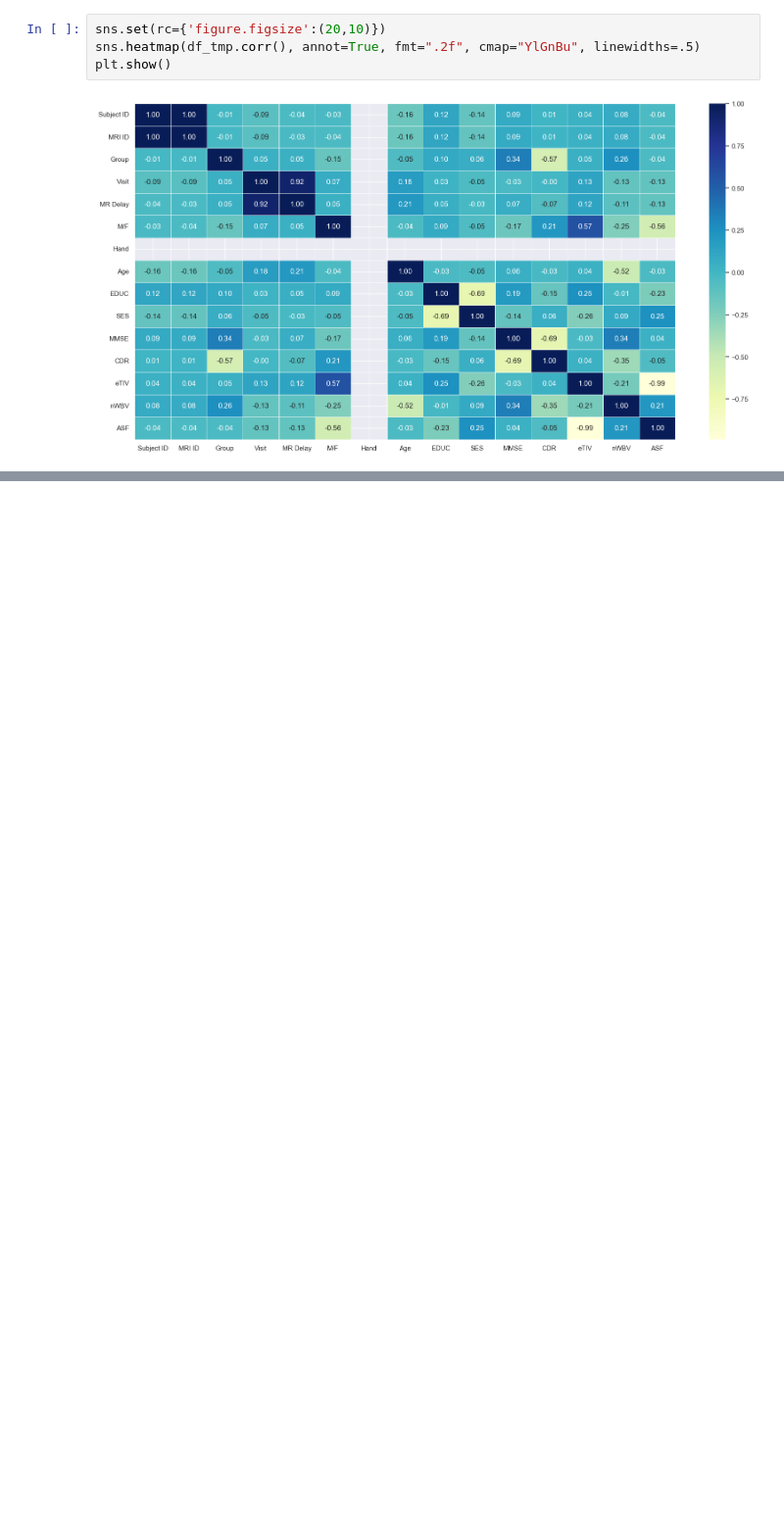
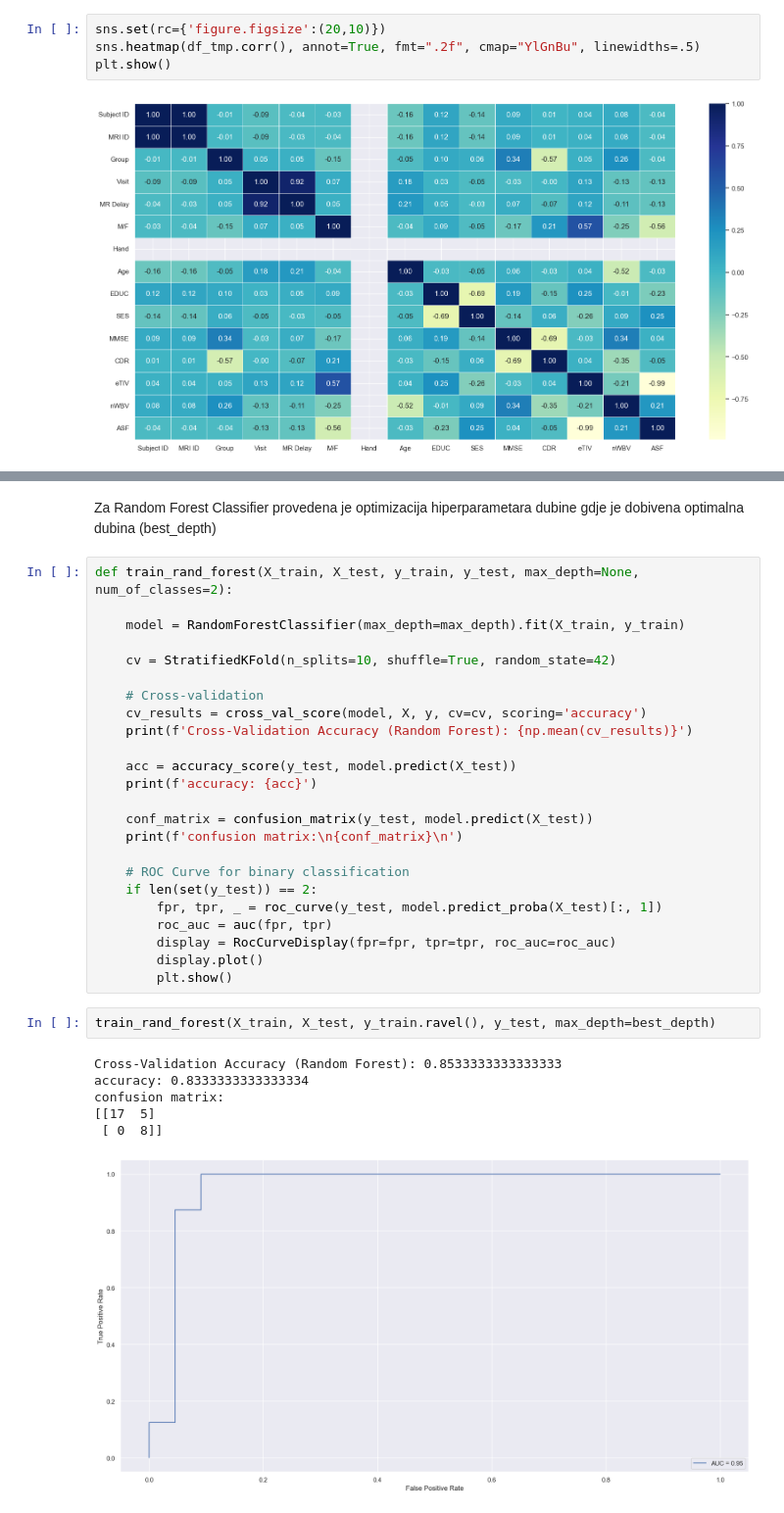
Before and after one commit to mb1504/uzop_project, a Jupyter notebook: PROJEKT_UZOP.ipynb, the cells around one changed output, grey strips where cells are left out. Shown at 98% size. Cells and saved outputs as stored; diff of their text form; blank space fills up the shorter version.

Commit message:
Results replication

```diff
--- a/PROJEKT_UZOP.ipynb
+++ b/PROJEKT_UZOP.ipynb
@@ -343,0 +424,35 @@ plt.show()
+# %% [markdown]
+Za Random Forest Classifier provedena je optimizacija hiperparametara dubine gdje je dobivena optimalna dubina (best_depth)
+# %%
+def train_rand_forest(X_train, X_test, y_train, y_test, max_depth=None, num_of_classes=2):
+
+    model = RandomForestClassifier(max_depth=max_depth).fit(X_train, y_train)
+
+    cv = StratifiedKFold(n_splits=10, shuffle=True, random_state=42)
+
+    # Cross-validation
+    cv_results = cross_val_score(model, X, y, cv=cv, scoring='accuracy')
+    print(f'Cross-Validation Accuracy (Random Forest): {np.mean(cv_results)}')
+
+    acc = accuracy_score(y_test, model.predict(X_test))
+    print(f'accuracy: {acc}')
+
+    conf_matrix = confusion_matrix(y_test, model.predict(X_test))
+    print(f'confusion matrix:\n{conf_matrix}\n')
+
+    # ROC Curve for binary classification
+    if len(set(y_test)) == 2:
+        fpr, tpr, _ = roc_curve(y_test, model.predict_proba(X_test)[:, 1])
+        roc_auc = auc(fpr, tpr)
+        display = RocCurveDisplay(fpr=fpr, tpr=tpr, roc_auc=roc_auc)
+        display.plot()
+        plt.show()
+# %%
+train_rand_forest(X_train, X_test, y_train.ravel(), y_test, max_depth=best_depth)
+# %% [output]
+Cross-Validation Accuracy (Random Forest): 0.8533333333333333
+accuracy: 0.8333333333333334
+confusion matrix:
+[[17  5]
+ [ 0  8]]
+[figure, added]
```
Also changed, not shown: parts of 37 cells of this notebook.
